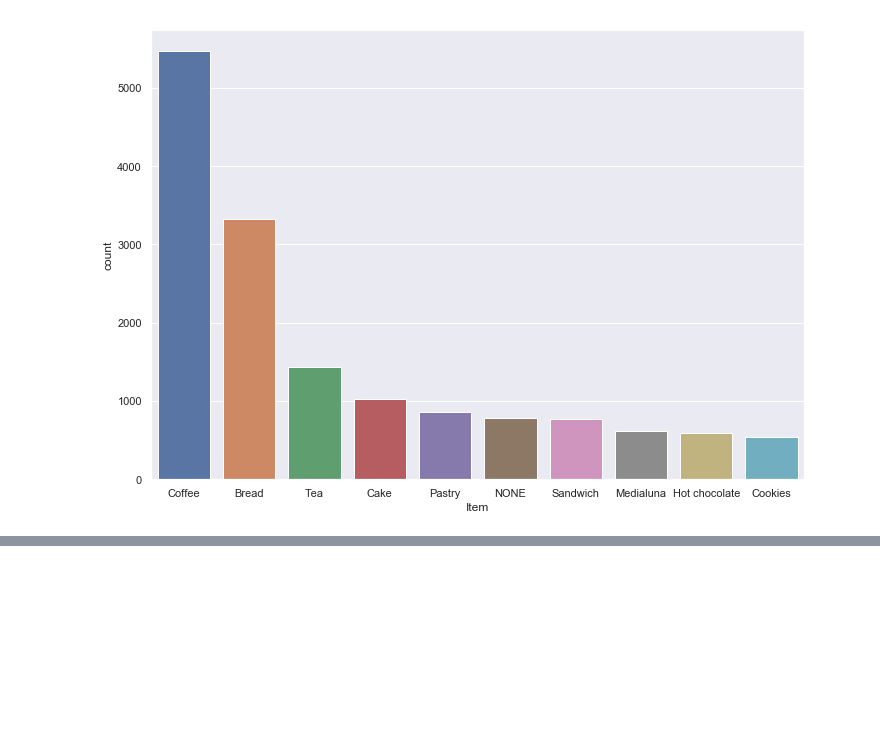
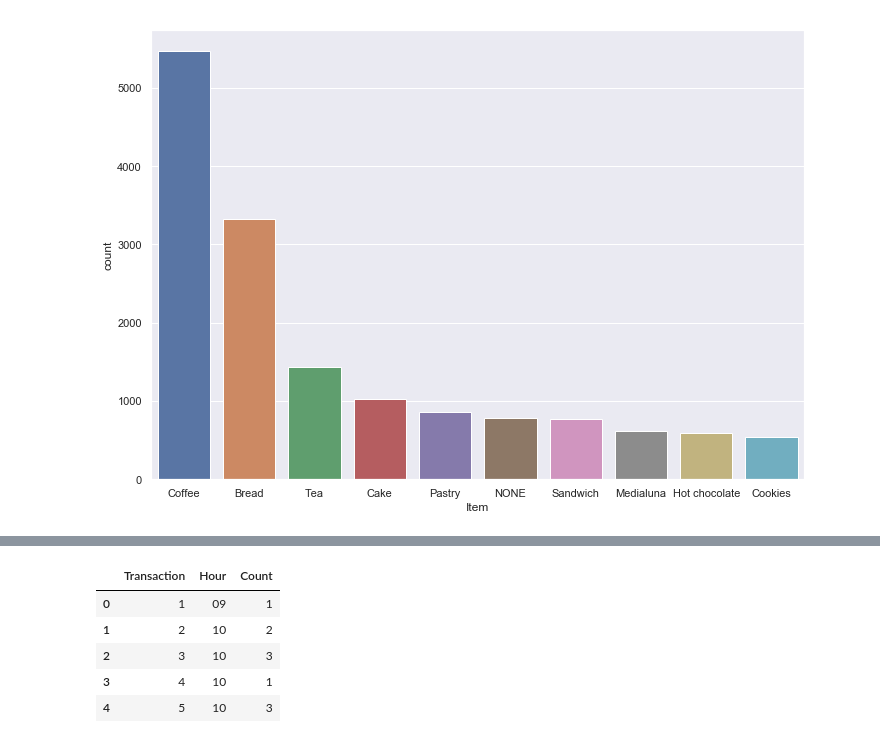
Before and after one commit to c-m-hunt/bakery-stats, a Jupyter notebook: Bakery.ipynb, the cells around one changed output, grey strips where cells are left out. Drawn from its saved outputs; the diff is of its cells as text; code cells hidden in the pictures; blank space fills up the shorter version.

```diff
--- a/Bakery.ipynb
+++ b/Bakery.ipynb
@@ -62,0 +67,12 @@ sns.heatmap(pvt)
+# %%
+# df = bakery['Transaction'].value_counts().to_frame()['Transaction'].value_counts().to_frame(name='Occurrences')
+transCount = bakery.groupby(['Transaction', 'Hour']).size().to_frame(name='Count')
+transCount.reset_index(inplace=True)
+transCount.head()
+# %% [output]
+|  | Transaction | Hour | Count |
+| 0 | 1 | 09 | 1 |
+| 1 | 2 | 10 | 2 |
+| 2 | 3 | 10 | 3 |
+| 3 | 4 | 10 | 1 |
+| 4 | 5 | 10 | 3 |
```
Also changed, not shown: parts of 20 cells of this notebook.
